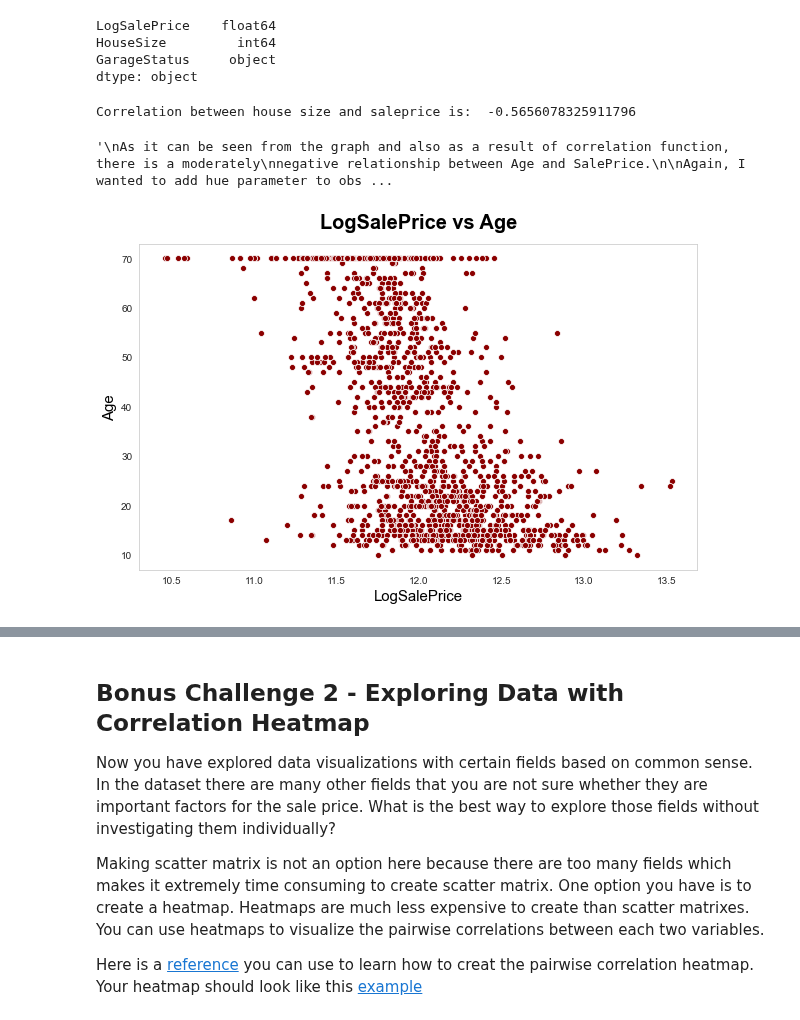
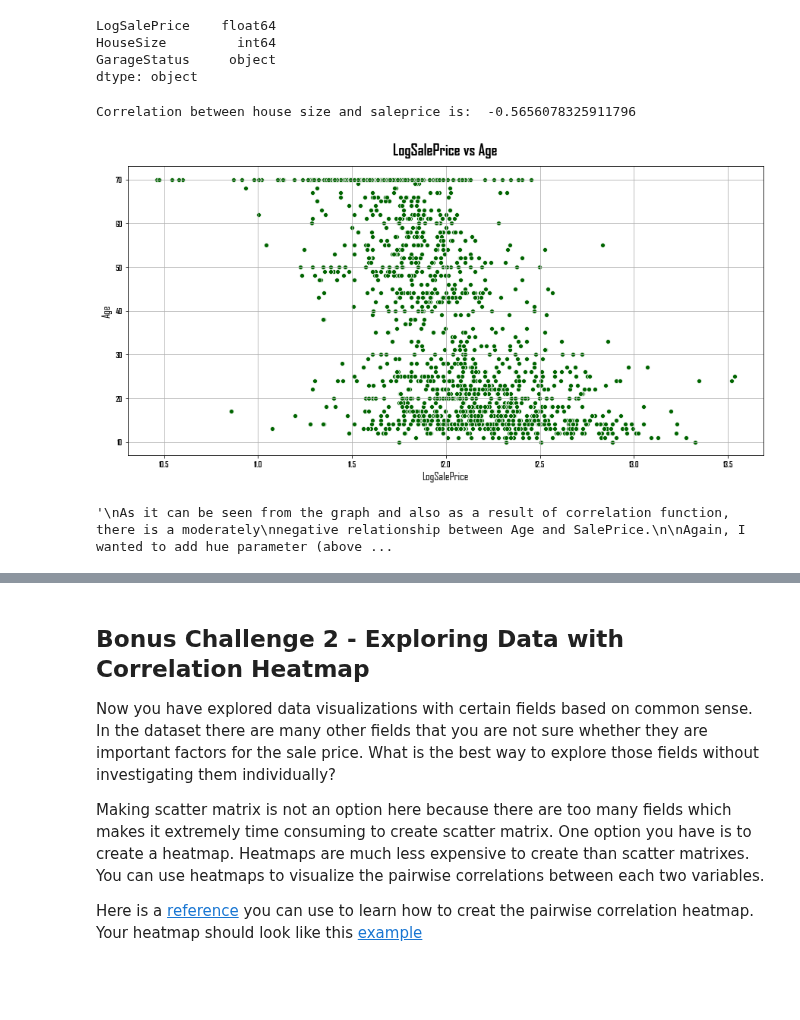
Before and after one commit to paoloironhack/data_analytics062020, a Jupyter notebook: labs/module_2/27-Storytelling-Data-Viz/your-code/main.ipynb, the cells around one changed output, grey strips where cells are left out. Saved outputs shown, nothing was run; the diff lists cells and outputs as text; code cells hidden in the pictures; blank space fills up the shorter version.

Commit message:
Storytelling Data Viz-gorkem

```diff
--- a/labs/module_2/27-Storytelling-Data-Viz/your-code/main.ipynb
+++ b/labs/module_2/27-Storytelling-Data-Viz/your-code/main.ipynb
@@ -340,25 +346,30 @@ for i in range(0,len(df)):
     elif df["YearBuilt"][i] == df["YearRemodAdd"][i]:
         df.loc[i,["renovation"]] =  "Not Renovated"
 # %%
+#plt.figure()
+fig3 , ax = plt.subplots(figsize=(15,7))
 sns.set_style("whitegrid")
-sns.scatterplot(data=df,x="LogSalePrice",y="age",color="darkred")#,hue="renovation")
+sns.scatterplot(data=df,x="LogSalePrice",y="age",color="darkgreen")#,hue="renovation")
 plt.title("LogSalePrice vs Age",
                 size=20,fontweight="bold",color="k",pad=15)
 plt.xlabel("LogSalePrice",size=15,c="k")
 plt.ylabel("Age",size=15,c="k")
-plt.grid(False)
+plt.xticks(fontweight="bold")
+plt.yticks(fontweight="bold")
+plt.grid(True)
 
 age_corr = df["LogSalePrice"].corr(df["age"])
 print("Correlation between house size and saleprice is: ", age_corr)
+plt.show()
 
 '''
 As it can be seen from the graph and also as a result of correlation function, there is a moderately
 negative relationship between Age and SalePrice.
 
-Again, I wanted to add hue parameter to observe also renovated houses in this graph, but did receive
-the same error - zero sized array..
+Again, I wanted to add hue parameter (above) to observe also renovated houses in this graph,
+but did receive the same error - zero sized array..
 '''
 # %% [output]
 Correlation between house size and saleprice is:  -0.5656078325911796
+[figure, new version]
-'\nAs it can be seen from the graph and also as a result of correlation function, there is a moderately\nnegative relationship between Age and SalePrice.\n\nAgain, I wanted to add hue parameter to obs ...
+'\nAs it can be seen from the graph and also as a result of correlation function, there is a moderately\nnegative relationship between Age and SalePrice.\n\nAgain, I wanted to add hue parameter (above ...
-[figure, old version]
```
Also changed, not shown: parts of 14 cells of this notebook.
